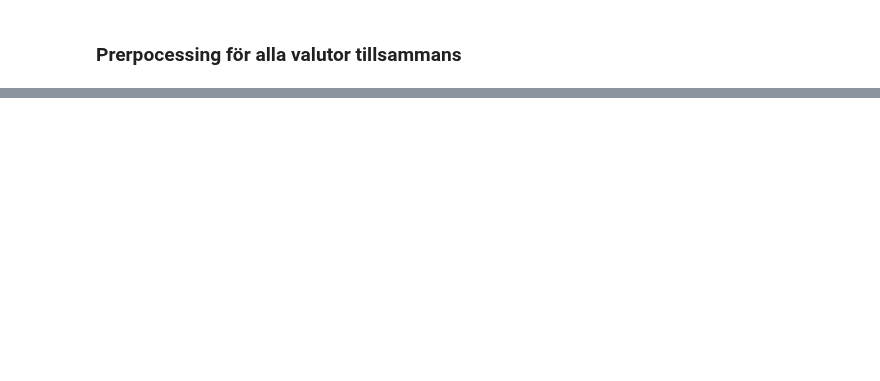
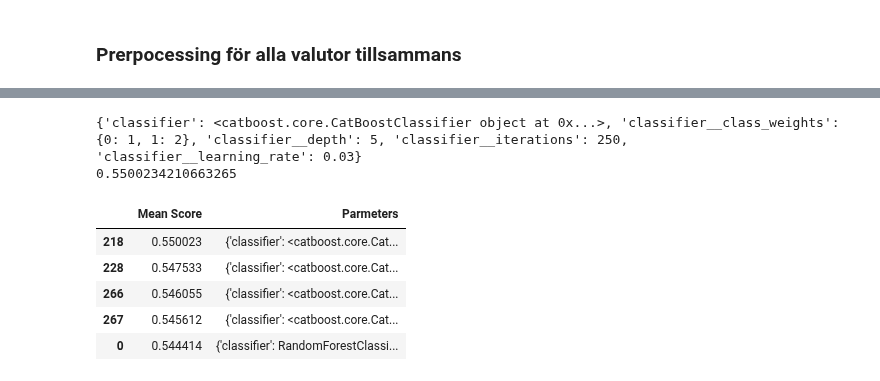
Before and after one commit to carokanns/the_new_Krypto, a Jupyter notebook: my_testa_modeller.ipynb, the cells around one changed output, grey strips where cells are left out. Drawn from its saved outputs; the diff is of its cells as text; code cells hidden in the pictures; blank space fills up the shorter version.

```diff
--- a/my_testa_modeller.ipynb
+++ b/my_testa_modeller.ipynb
@@ -403,5 +407,5 @@ df2 efter merge
 # %%
-df2.dropna(subset=['Tomorrow'], inplace=True)
-df2.dropna(subset=[target], inplace=True)
-df2.shape
+df.dropna(subset=['Tomorrow'], inplace=True)
+df.dropna(subset=[target], inplace=True)
+df.shape
 # %% [output]
@@ -547,0 +557,4 @@ df = pd.DataFrame(list(zip(means, params_summary)),
+# %%
+# Add the new parameter dictionaries to the list
+params = [paramCat, paramXGB]
+# Total parameters for all 2 models = 144+48 = 192
@@ -547,0 +609,35 @@ df = pd.DataFrame(list(zip(means, params_summary)),
+# %%
+#### Grid search CATB - including cross validation ####
+
+grid2b = GridSearchCV(pipeline, params[:1], cv=tscv, n_jobs=-
+                      1, scoring='roc_auc').fit(X, y)
+# print the best parameters...
+print(grid2b.best_params_)
+
+# print best score for the best model (in our case roc_auc score)
+print(grid2b.best_score_)
+
+# Stats for each test - we have a total 144 tests
+means2b = grid2b.cv_results_['mean_test_score']
+params_summary2b = grid2b.cv_results_['params']
+
+#Capture all data into a Data Frame
+df_res2b = pd.DataFrame(list(zip(means2b, params_summary2b)),
+                        columns=['Mean Score', 'Parmeters'])
+
+df_res2b.to_csv('GridSearchResults2b.csv', index=False)
+
+df_res = pd.concat([df_res1, df_res2a, df_res2b], ignore_index=True).sort_values(
+    by='Mean Score', ascending=False)
+df_res.to_csv('GridSearchResults.csv', index=False)
+
+df_res.head()
+# %% [output]
+{'classifier': <catboost.core.CatBoostClassifier object at 0x...>, 'classifier__class_weights': {0: 1, 1: 2}, 'classifier__depth': 5, 'classifier__iterations': 250, 'classifier__learning_rate': 0.03}
+0.5500234210663265
+|  | Mean Score | Parmeters |
+| 218 | 0.550023 | {'classifier': <catboost.core.Cat... |
+| 228 | 0.547533 | {'classifier': <catboost.core.Cat... |
+| 266 | 0.546055 | {'classifier': <catboost.core.Cat... |
+| 267 | 0.545612 | {'classifier': <catboost.core.Cat... |
+| 0 | 0.544414 | {'classifier': RandomForestClassi... |
```
Also changed, not shown: parts of 19 cells of this notebook, 7 other files.
